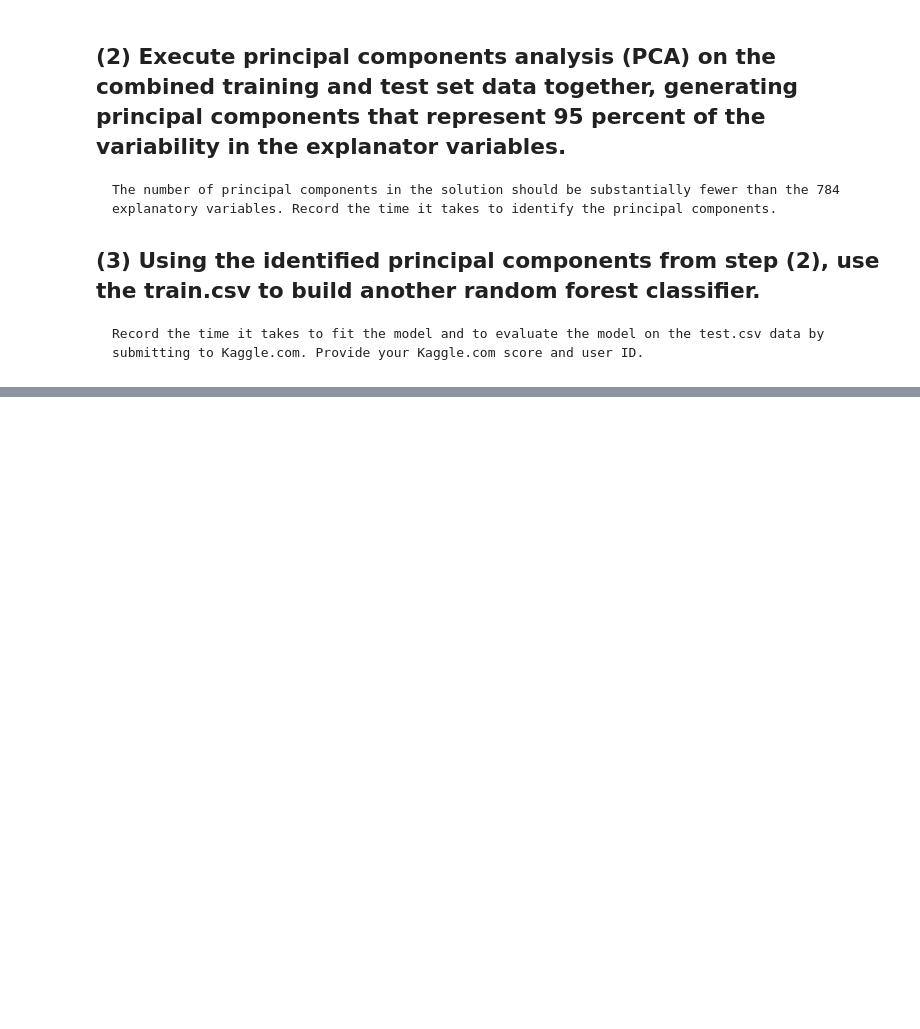
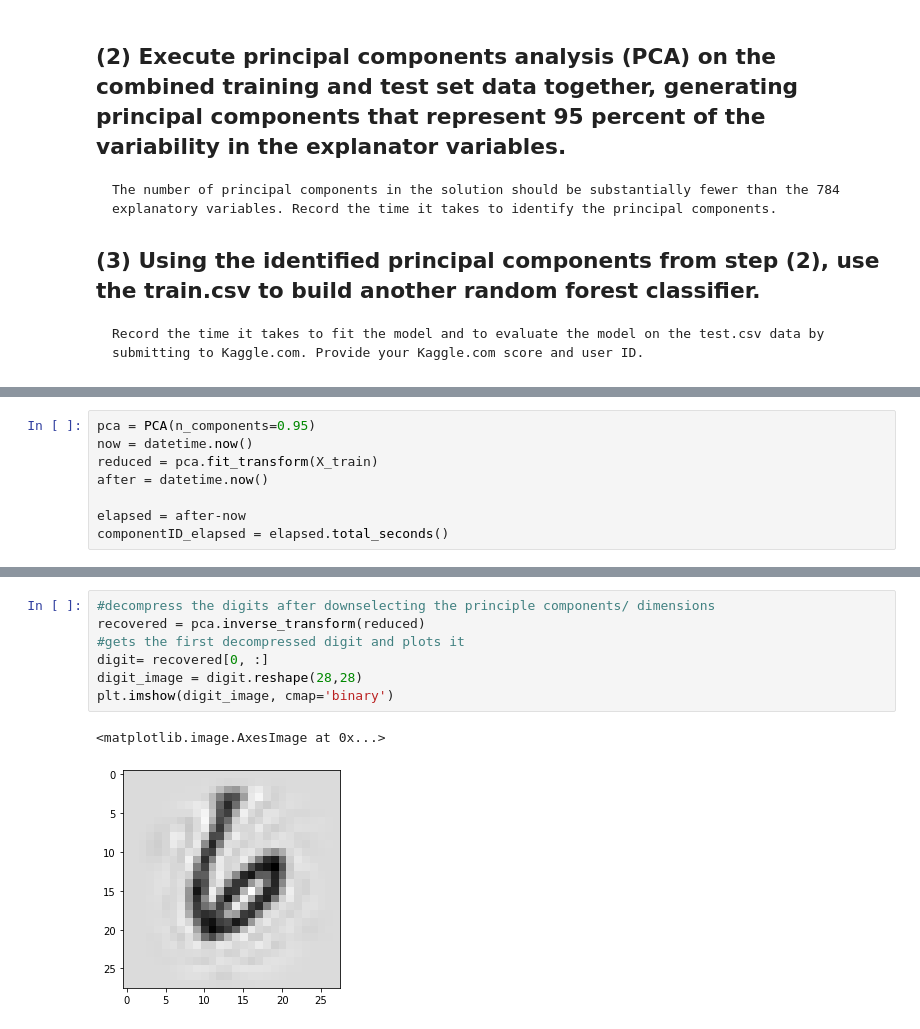
Before and after one commit to bblank70/MSDS422, a Jupyter notebook: Assignment5-Digits.ipynb, the cells around one changed output, grey strips where cells are left out. Saved outputs shown, nothing was run; the diff lists cells and outputs as text; blank space fills up the shorter version.

Commit message:
Update Assignment5-Digits.ipynb
adds PCA

```diff
--- a/Assignment5-Digits.ipynb
+++ b/Assignment5-Digits.ipynb
@@ -190,0 +227,8 @@ Forest_info = [userID, score, Forest_elapsed]
+# %%
+pca = PCA(n_components=0.95)
+now = datetime.now()
+reduced = pca.fit_transform(X_train)
+after = datetime.now()
+
+elapsed = after-now
+componentID_elapsed = elapsed.total_seconds()
@@ -190,0 +243,10 @@ Forest_info = [userID, score, Forest_elapsed]
+# %%
+#decompress the digits after downselecting the principle components/ dimensions
+recovered = pca.inverse_transform(reduced)
+#gets the first decompressed digit and plots it
+digit= recovered[0, :]
+digit_image = digit.reshape(28,28)
+plt.imshow(digit_image, cmap='binary')
+# %% [output]
+<matplotlib.image.AxesImage at 0x...>
+[figure, added]
```
Also changed, not shown: parts of 22 cells of this notebook.
